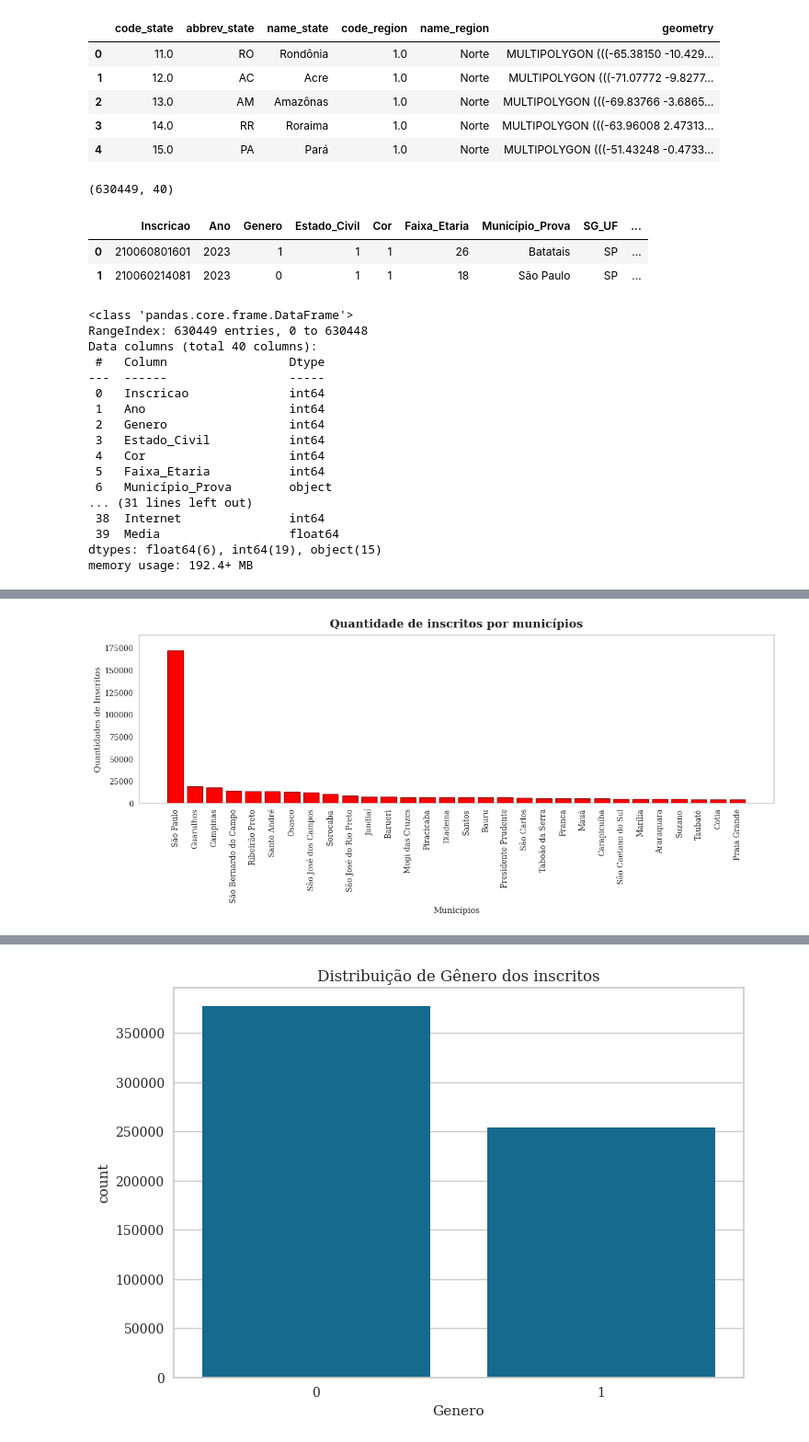
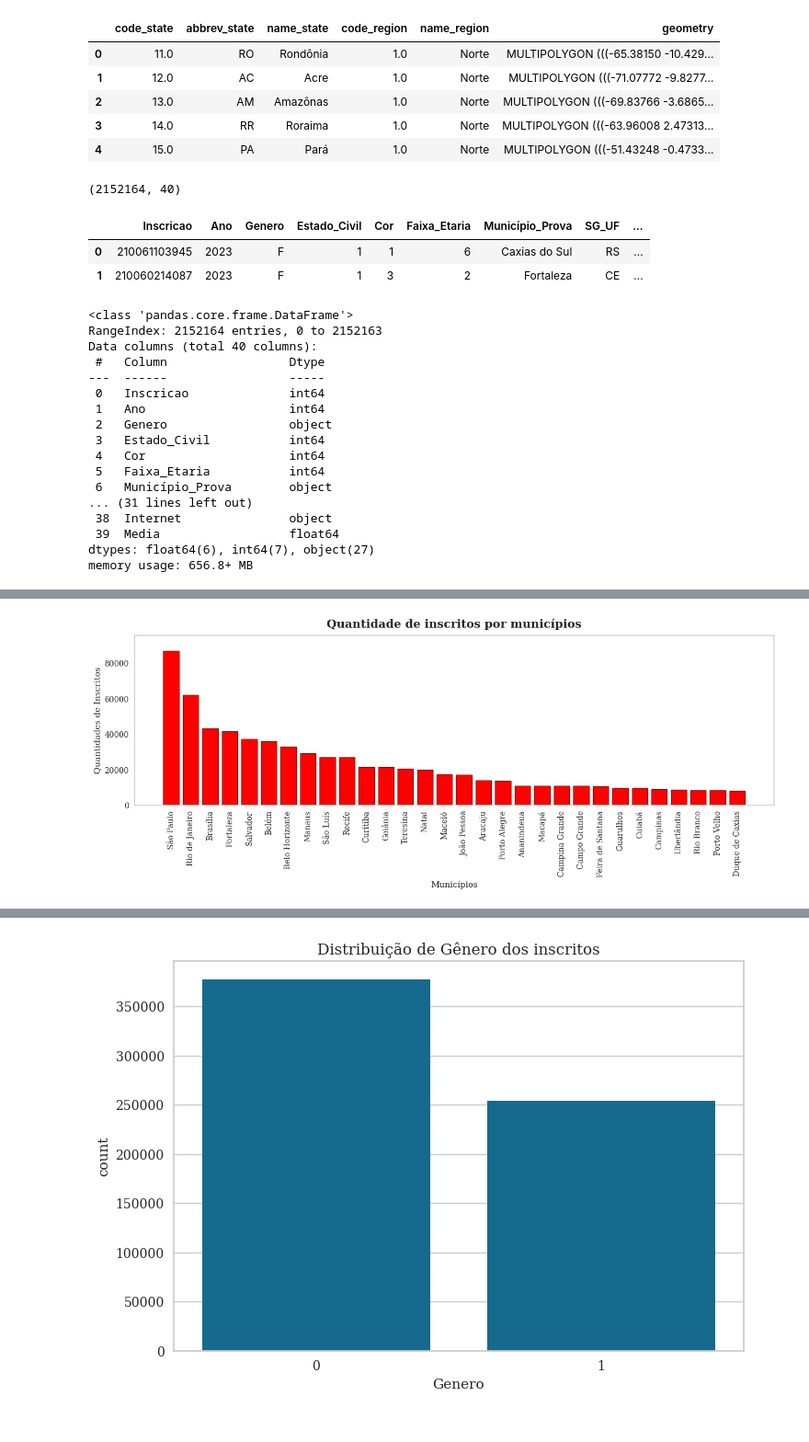
Before and after one commit to ManoelFelipe/Enem, a Jupyter notebook: ENEM_EDA.ipynb, the cells around one changed output, grey strips where cells are left out. Shown at 92% size. Drawn from its saved outputs; the diff is of its cells as text; code cells hidden in the pictures.

```diff
--- a/ENEM_EDA.ipynb
+++ b/ENEM_EDA.ipynb
@@ -92,35 +90,35 @@ df_estados.head()
 | 3 | 14.0 | RR | Roraima | 1.0 | Norte | MULTIPOLYGON (((-63.96008 2.47313... |
 | 4 | 15.0 | PA | Pará | 1.0 | Norte | MULTIPOLYGON (((-51.43248 -0.4733... |
 # %%
-df_23_22_01_SP.shape
+df_23.shape
 # %% [output]
-(630449, 40)
+(2152164, 40)
 # %%
-df_23_22_01_SP.head(2)
+df_23.head(2)
 # %% [output]
 |  | Inscricao | Ano | Genero | Estado_Civil | Cor | Faixa_Etaria | Município_Prova | SG_UF | ... |
-| 0 | 210060801601 | 2023 | 1 | 1 | 1 | 26 | Batatais | SP | ... |
-| 1 | 210060214081 | 2023 | 0 | 1 | 1 | 18 | São Paulo | SP | ... |
+| 0 | 210061103945 | 2023 | F | 1 | 1 | 6 | Caxias do Sul | RS | ... |
+| 1 | 210060214087 | 2023 | F | 1 | 3 | 2 | Fortaleza | CE | ... |
 # %%
-df_23_22_01_SP.info()
+df_23.info()
 # %% [output]
 <class 'pandas.core.frame.DataFrame'>
-RangeIndex: 630449 entries, 0 to 630448
+RangeIndex: 2152164 entries, 0 to 2152163
 Data columns (total 40 columns):
  #   Column                 Dtype
 ---  ------                 -----
  0   Inscricao              int64
  1   Ano                    int64
- 2   Genero                 int64
+ 2   Genero                 object
  3   Estado_Civil           int64
  4   Cor                    int64
  5   Faixa_Etaria           int64
  6   Município_Prova        object
 ... (31 lines left out)
- 38  Internet               int64
+ 38  Internet               object
  39  Media                  float64
-dtypes: float64(6), int64(19), object(15)
-memory usage: 192.4+ MB
+dtypes: float64(6), int64(7), object(27)
+memory usage: 656.8+ MB
 # %%
 df_23_22_01_SP.describe().T
 # %% [output]
@@ -143,9 +141,9 @@ df_23_22_01_SP.describe().T
 | Media | 630449.0 | 5.648276e+02 | 8.658436e+01 | 2.483000e+02 | 5.054800e+02 | 5.618800e+02 | 6.235800e+02 | 8.625800e+02 |
 # %%
 # Quantidade de Inscritos por municípios
-quant_insc_muni(df_23_22_01_SP)
+quant_insc_muni(df_23)
 # %% [output]
-[figure, old version]
+[figure, new version]
 # %%
 # Calcula a quantidade de inscritos em cada estado (amostra)
 # Através dessa análise, podemos concluir que a maria dos inscritos é de São Paulo
```
Also changed, not shown: parts of 33 cells of this notebook, 3 other files.
